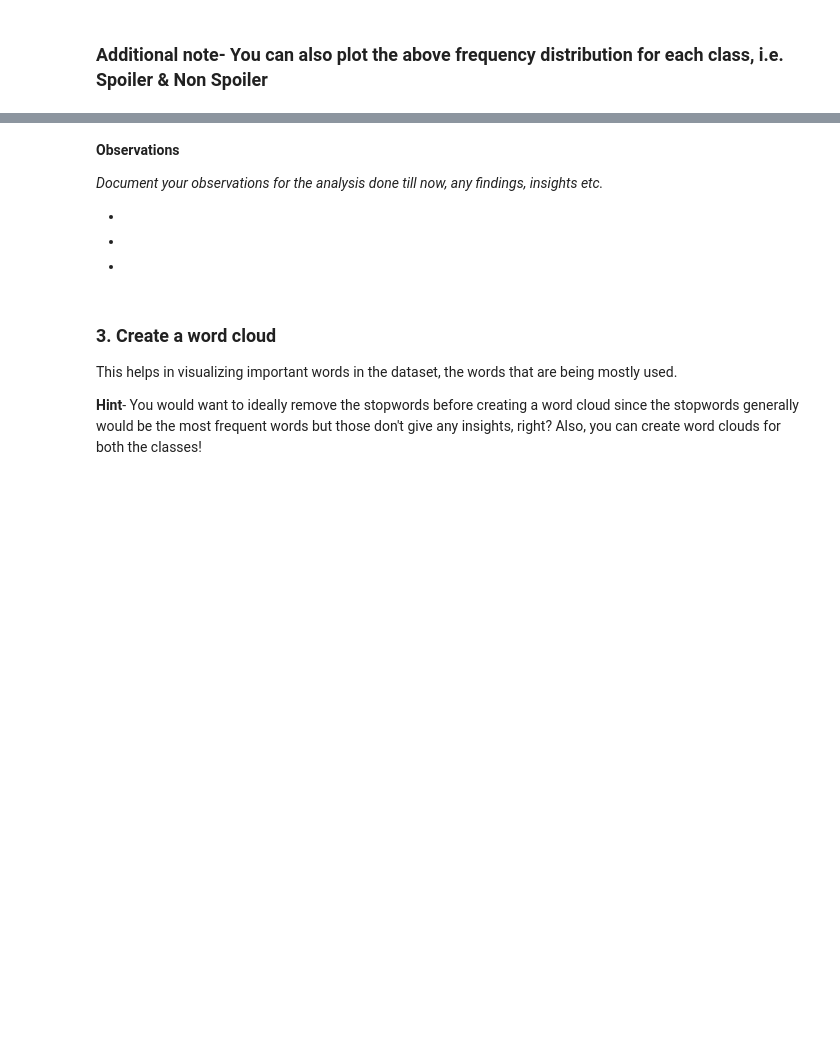
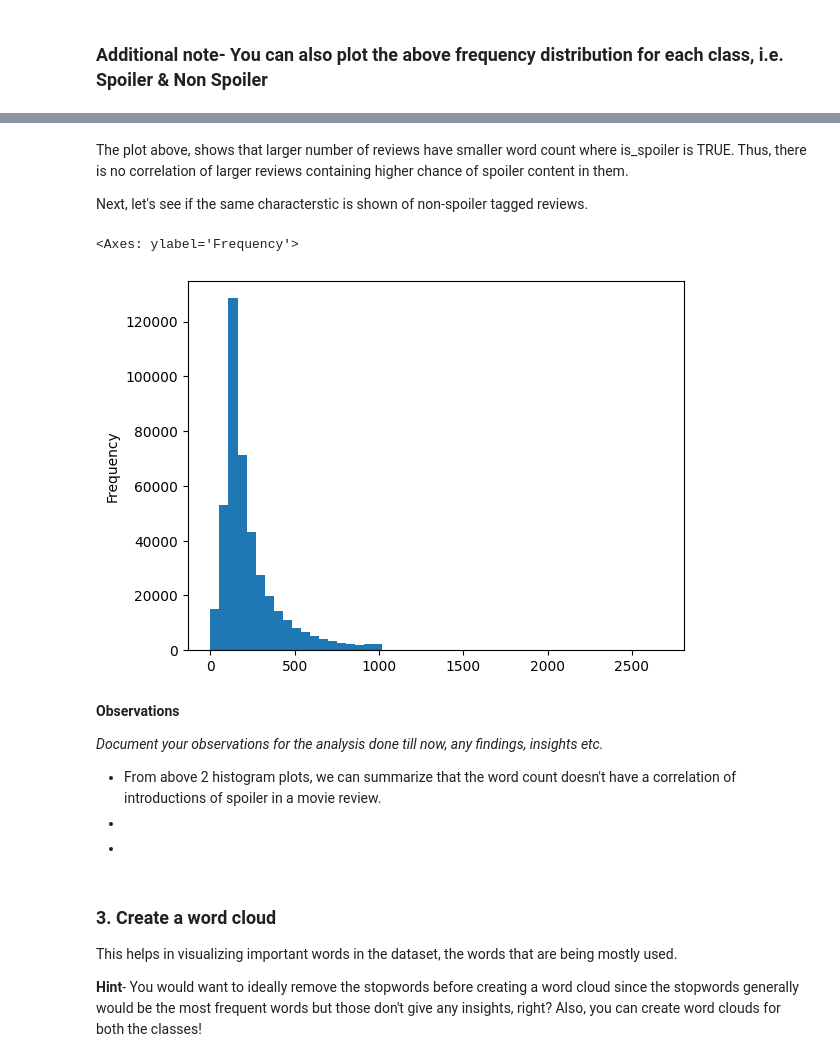
Before and after one commit to umeshrawat/AI_Math_Vedas, a Jupyter notebook: Spoiler_Shield_Solution_Template.ipynb, the cells around one changed output, grey strips where cells are left out. Saved outputs shown, nothing was run; the diff lists cells and outputs as text; code cells hidden in the pictures; blank space fills up the shorter version.

```diff
--- a/Spoiler_Shield_Solution_Template.ipynb
+++ b/Spoiler_Shield_Solution_Template.ipynb
@@ -434,11 +448,21 @@ NameError: name 'merged_reviews_details_df' is not defined
+# %% [markdown]
+The plot above, shows that larger number of reviews have smaller word count where is_spoiler is TRUE. Thus, there is no correlation of larger reviews containing higher chance of spoiler content in them.
+
+Next, let's see if the same characterstic is shown of non-spoiler tagged reviews.
+# %%
+# plot the above frequency distribution for each class, i.e. Spoiler & Non Spoiler
+merged_reviews_details_df[merged_reviews_details_df['is_spoiler'] == False]['word_count'].plot(kind='hist', bins=50)
+# %% [output]
+<Axes: ylabel='Frequency'>
+[figure, added]
 # %% [markdown]
 **Observations**
 
 *Document your observations for the analysis done till now, any findings, insights etc.*
 
+- From above 2 histogram plots, we can summarize that the word count doesn't have a correlation of introductions of spoiler in a movie review.
 -
 -
--
 # %% [markdown]
 ### 3. Create a word cloud
 This helps in visualizing important words in the dataset, the words that are being mostly used.
```
Also changed, not shown: parts of 6 cells of this notebook.
